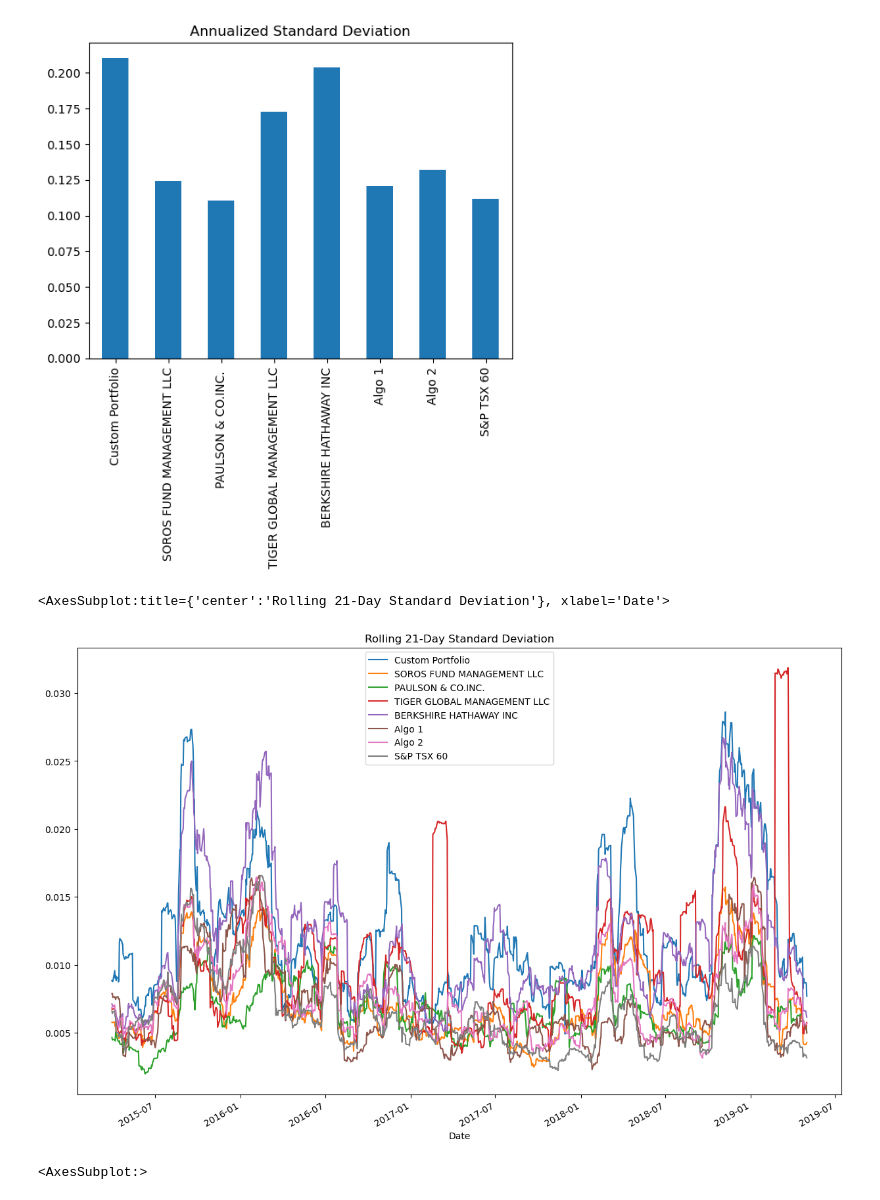
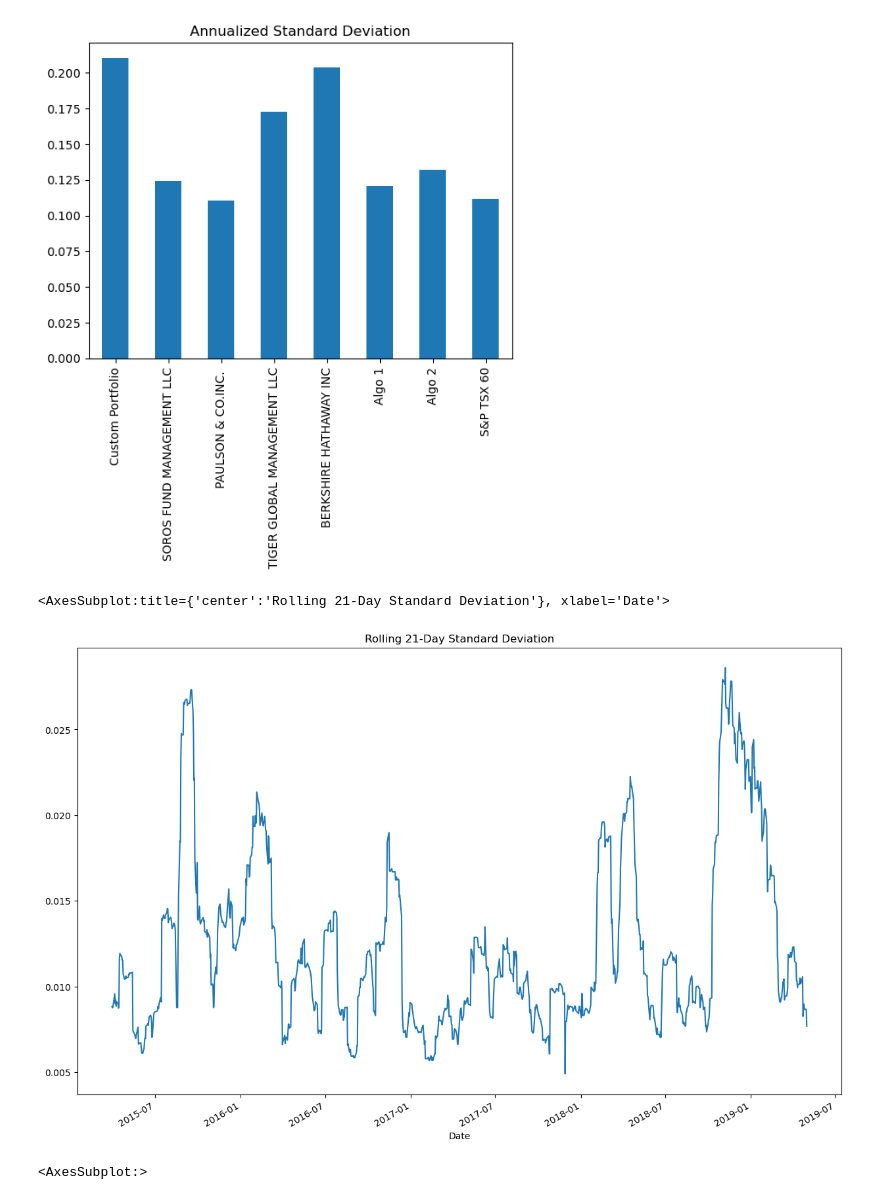
Before and after one commit to lendllampa/Whale_Portfolio_Analysis, a Jupyter notebook: Starter_Code/whale_portfolio_analysis.ipynb, the cells around one changed output. Drawn from its saved outputs; the diff is of its cells as text; code cells hidden in the pictures.

Commit message:
edit the custom portfolio rolling 20-day standard deviation plot to show just our Custom Portfolio

```diff
--- a/Starter_Code/whale_portfolio_analysis.ipynb
+++ b/Starter_Code/whale_portfolio_analysis.ipynb
@@ -404,11 +404,11 @@ all_annual_std.plot.bar(title="Annualized Standard Deviation")
 [figure]
 # %%
 # Calculate rolling std with a 21-day window
-all_rolling_std = all_returns.rolling(window=21).std()
-all_rolling_std.plot(figsize=(15,10),title="Rolling 21-Day Standard Deviation")
+cust_rolling_std = all_returns["Custom Portfolio"].rolling(window=21).std()
+cust_rolling_std.plot(figsize=(15,10),title="Rolling 21-Day Standard Deviation")
 # %% [output]
 <AxesSubplot:title={'center':'Rolling 21-Day Standard Deviation'}, xlabel='Date'>
-[figure, old version]
+[figure, new version]
 # %%
 # Calculate the correlation of all portfolios
 all_corr = all_returns.corr()
```
